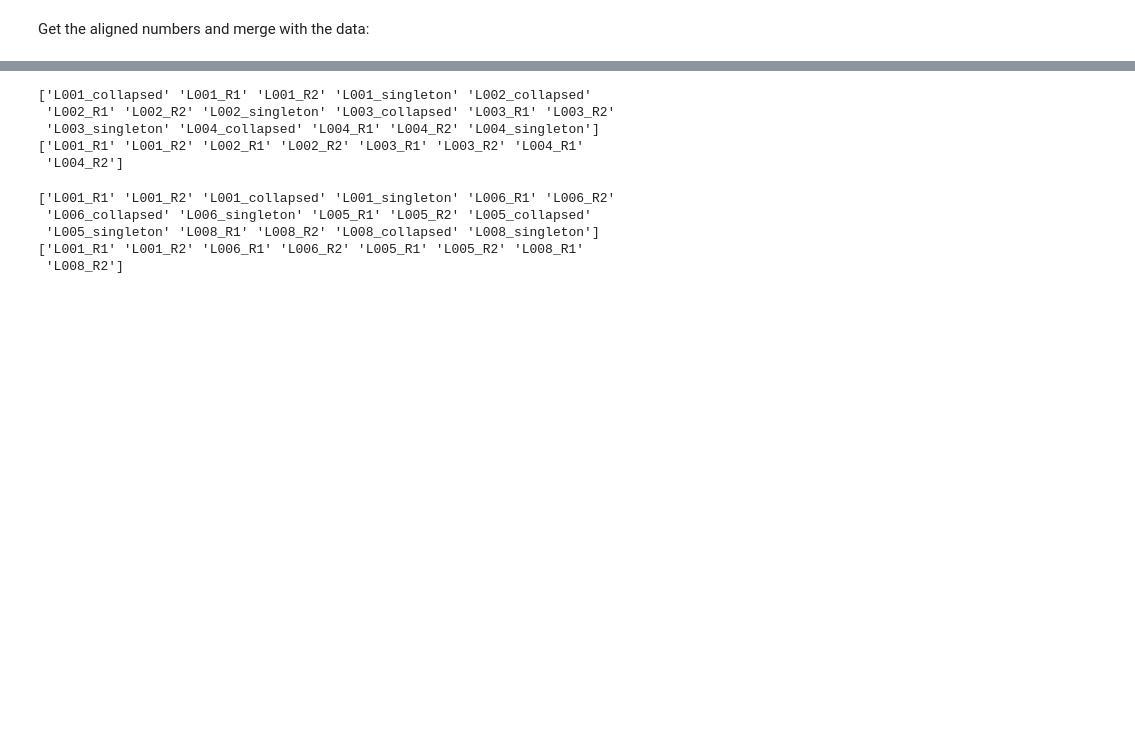
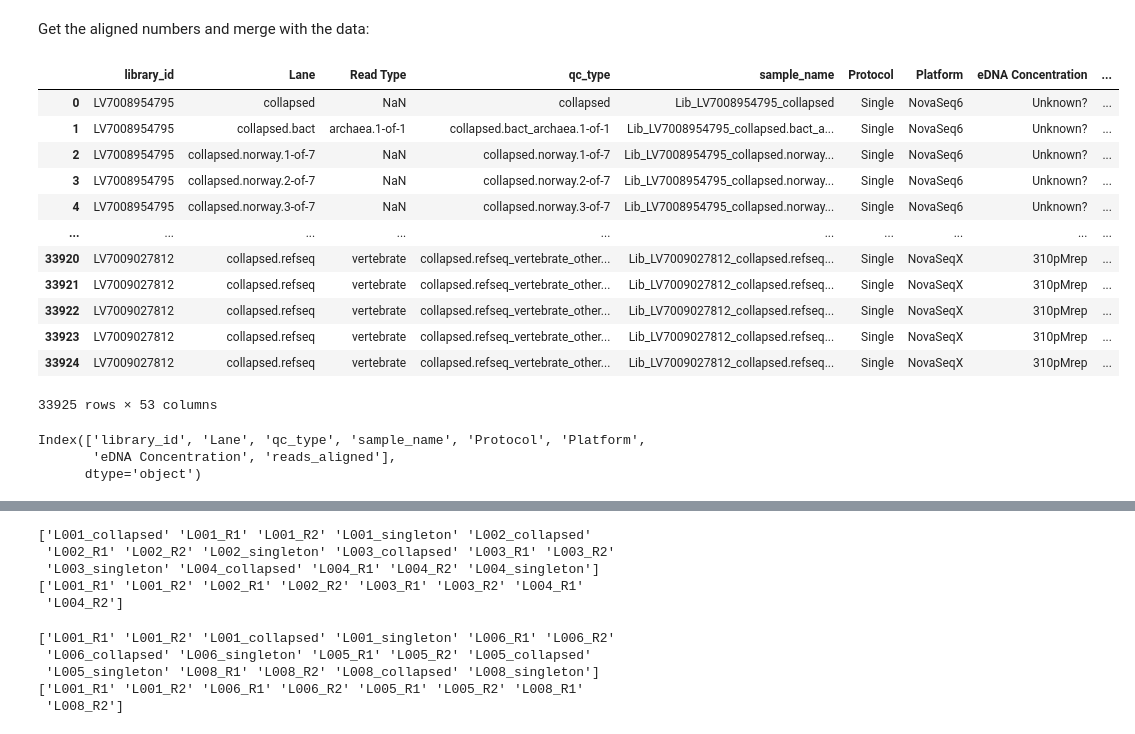
Before and after one commit to magnujo/gg-metadatabase-ui, a Jupyter notebook: illumina_plots.ipynb, the cells around one changed output, grey strips where cells are left out. Drawn from its saved outputs; the diff is of its cells as text; code cells hidden in the pictures; blank space fills up the shorter version.

```diff
--- a/illumina_plots.ipynb
+++ b/illumina_plots.ipynb
@@ -107,3 +113,25 @@ data = data.merge(concd_reads_aligned, on=['library_id', 'Protocol', 'Platform',
 # %%
 data_ns6 = data[data["Platform"] == "NovaSeq6"]
 data_nsX = data[data["Platform"] == "NovaSeqX"]
+# %%
+data
+# %% [output]
+|  | library_id | Lane | Read Type | qc_type | sample_name | Protocol | Platform | eDNA Concentration | ... |
+| 0 | LV7008954795 | collapsed | NaN | collapsed | Lib_LV7008954795_collapsed | Single | NovaSeq6 | Unknown? | ... |
+| 1 | LV7008954795 | collapsed.bact | archaea.1-of-1 | collapsed.bact_archaea.1-of-1 | Lib_LV7008954795_collapsed.bact_a... | Single | NovaSeq6 | Unknown? | ... |
+| 2 | LV7008954795 | collapsed.norway.1-of-7 | NaN | collapsed.norway.1-of-7 | Lib_LV7008954795_collapsed.norway... | Single | NovaSeq6 | Unknown? | ... |
+| 3 | LV7008954795 | collapsed.norway.2-of-7 | NaN | collapsed.norway.2-of-7 | Lib_LV7008954795_collapsed.norway... | Single | NovaSeq6 | Unknown? | ... |
+| 4 | LV7008954795 | collapsed.norway.3-of-7 | NaN | collapsed.norway.3-of-7 | Lib_LV7008954795_collapsed.norway... | Single | NovaSeq6 | Unknown? | ... |
+| ... | ... | ... | ... | ... | ... | ... | ... | ... | ... |
+| 33920 | LV7009027812 | collapsed.refseq | vertebrate | collapsed.refseq_vertebrate_other... | Lib_LV7009027812_collapsed.refseq... | Single | NovaSeqX | 310pMrep | ... |
+| 33921 | LV7009027812 | collapsed.refseq | vertebrate | collapsed.refseq_vertebrate_other... | Lib_LV7009027812_collapsed.refseq... | Single | NovaSeqX | 310pMrep | ... |
+| 33922 | LV7009027812 | collapsed.refseq | vertebrate | collapsed.refseq_vertebrate_other... | Lib_LV7009027812_collapsed.refseq... | Single | NovaSeqX | 310pMrep | ... |
+| 33923 | LV7009027812 | collapsed.refseq | vertebrate | collapsed.refseq_vertebrate_other... | Lib_LV7009027812_collapsed.refseq... | Single | NovaSeqX | 310pMrep | ... |
+| 33924 | LV7009027812 | collapsed.refseq | vertebrate | collapsed.refseq_vertebrate_other... | Lib_LV7009027812_collapsed.refseq... | Single | NovaSeqX | 310pMrep | ... |
+33925 rows × 53 columns
+# %%
+data[data['Lane'] == 'collapsed'].dropna(axis='columns', how='all').columns
+# %% [output]
+Index(['library_id', 'Lane', 'qc_type', 'sample_name', 'Protocol', 'Platform',
+       'eDNA Concentration', 'reads_aligned'],
+      dtype='object')
```
Also changed, not shown: parts of 30 cells of this notebook, 3 other files.
